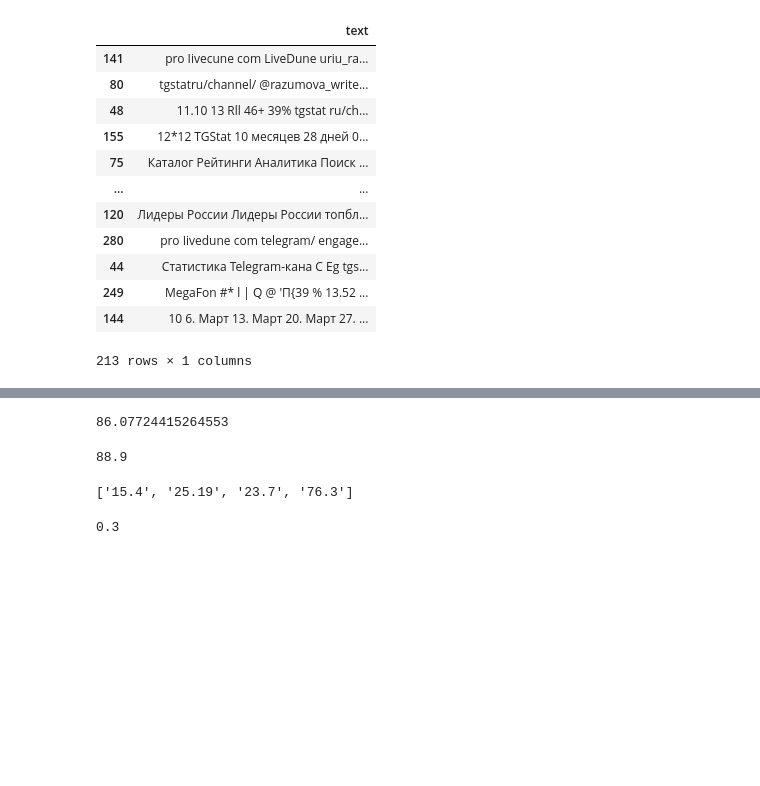
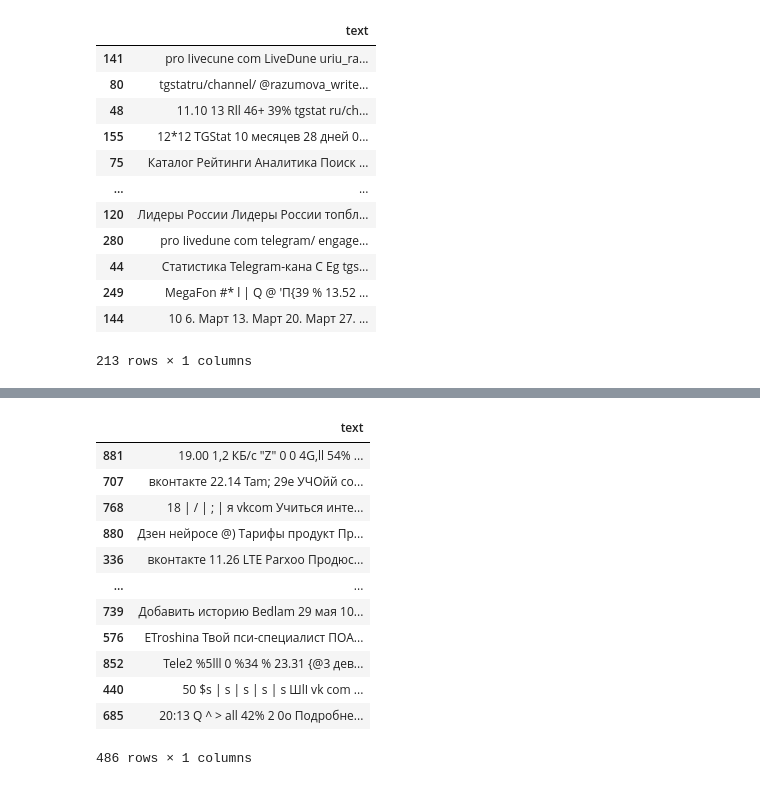
Before and after one commit to zayycev22/kpi_data, a Jupyter notebook: regressor.ipynb, the cells around one changed output, grey strips where cells are left out. Cells and saved outputs as stored; diff of their text form; code cells hidden in the pictures; blank space fills up the shorter version.

Commit message:
models

```diff
--- a/regressor.ipynb
+++ b/regressor.ipynb
@@ -125,22 +69,3 @@ bestIteration = 191
 
 Shrink model to first 192 iterations.
 <catboost.core.CatBoostRegressor at 0x...>
-# %%
-model.predict(x_test.iloc[4])
-# %% [output]
-86.07724415264553
-# %%
-y_test.iloc[4]
-# %% [output]
-88.9
-# %%
-import re
-pattern = r'(\d+\.\d+)\s*%'
-text = """Статистика Telegram-Ka Причеры -криншстов (пс tgstatru Статистика Telegram-канала Эманация мыслей' @emanatioSveta TGStat { TGStat Быстрый ПОИСК: : Светлана Короткова Каталог Рейтинги Аналитика Поиск по публикациям Мониторинг Telegram Продвижение отпискИ +62 за месяц Сводная Подписчики ИНДЕКС ЦИТИРОВАНИЯ СРЕДНИЙ ОХВАТ 0.0 69 1 ПУБЛИКАЦИИ Индекс цитирования УП: каналов 75% ERR Цитирование упоминаний 15.4% ERR24 репостов Охваты публикаций Вовлеченность подписчиков СРЕДНИЙ РЕКЛАМНЫЙ ОХВАТ ПУБЛИКАЦИИ 1 месяц 20 дней Анализ просмотров 11.04.2023 11.04.2023 канал создан добавлен TGStat Реклама через Яндекс Бизнес ВОЗРАСТ КАНАЛА ЭфФективность рекламы Привлечение подписчиков 67 всего ПУБЛИКАЦИИ 75% 16% подписчиков читают посты канала читают ПОСТЫ Пригласительные ссылки вчера первые 24 часа за неделю после публикации Внешний трафик 43 за месяц вовлЕчЕННОСТЬ ПОДПИСЧИКОВ {ERR) Топ публикаций ВОВЛЕЧЕННОСТЬ пол подписчиков График публикаций 25.19% ПОДПИСЧИКОВ (ER] 23.7% 76.3% пересылки мужчины женщины комментарии 23 7q6 76 386 реакции р 4i РУС 19.16.36 E"""
-print(re.findall(pattern, text))
-# %% [output]
-['15.4', '25.19', '23.7', '76.3']
-# %%
-y_test.iloc[1]
-# %% [output]
-0.3
@@ -146,0 +74,18 @@ y_test.iloc[1]
+# %%
+x_train, x_test, y_train, y_test = train_test_split(vk_df.drop(['y', 'platform'], axis=1), vk_df['y'],
+                                                    test_size=0.28,
+                                                    random_state=228)
+# %% [output]
+|  | text |
+| 881 | 19.00 1,2 КБ/с "Z" 0 0 4G,ll 54% ... |
+| 707 | вконтакте 22.14 Tam; 29e УЧОйй со... |
+| 768 | 18 | / | ; | я vkcom Учиться инте... |
+| 880 | Дзен нейросе @) Тарифы продукт Пр... |
+| 336 | вконтакте 11.26 LTE Раrxоо Продюс... |
+| ... | ... |
+| 739 | Добавить историю Bedlam 29 мая 10... |
+| 576 | ETroshina Твой пси-специалист ПОА... |
+| 852 | Tele2 %5lll 0 %34 % 23.31 {@3 дев... |
+| 440 | 50 $s | s | s | s | s ШlI vk com ... |
+| 685 | 20:13 Q ^ > all 42% 2 0о Подробне... |
+486 rows × 1 columns
```
Also changed, not shown: parts of 17 cells of this notebook, 6 other files.
